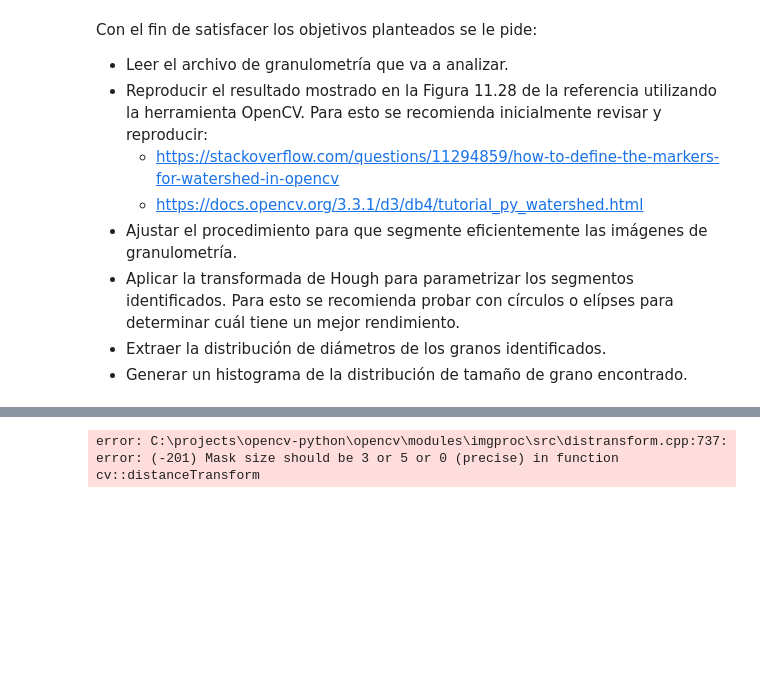
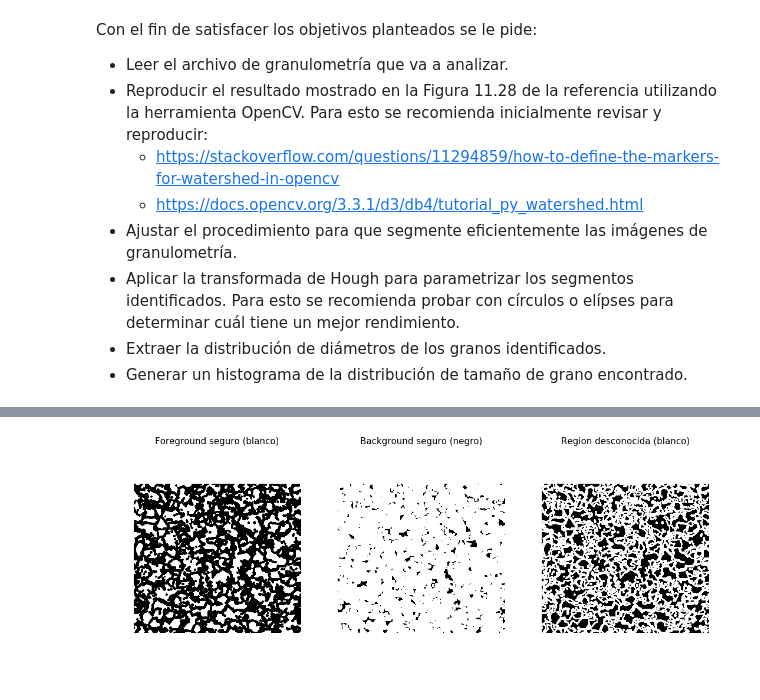
Before and after one commit to ChristianABJ/Herramientas_Computacionales_IMEC3602, a Jupyter notebook: analisis_imagenes/granulometria.ipynb, the cells around one changed output, grey strips where cells are left out. Drawn from its saved outputs; the diff is of its cells as text; code cells hidden in the pictures; blank space fills up the shorter version.

```diff
--- a/analisis_imagenes/granulometria.ipynb
+++ b/analisis_imagenes/granulometria.ipynb
@@ -48,13 +49,35 @@ misc.imsave('res.jpg', thresh)
 # %%
 # sure background area
+kernel = np.ones((3,3),np.uint8)
+opening = cv2.morphologyEx(thresh,cv2.MORPH_OPEN,kernel, iterations = 2)
 sure_bg = cv2.dilate(opening,kernel,iterations=3)
-# Finding sure foreground area
+sure_bg
+
+
 dist_transform = cv2.distanceTransform(opening,cv2.DIST_L2,5)
-ret, sure_fg = cv2.threshold(dist_transform,0.7*dist_transform.max(),255,0)
-# Finding unknown region
+ret, sure_fg = cv2.threshold(dist_transform,0.2*dist_transform.max(),255,0)
+
 sure_fg = np.uint8(sure_fg)
 unknown = cv2.subtract(sure_bg,sure_fg)
 
-pylab.imshow(sure_bg, cmap = cm.Greys_r)
+
+fig, (ax1, ax2, ax3) = plt.subplots(nrows=1, ncols=3, figsize=(15, 6),
+                                    sharex=True, sharey=True)
+
+ax1.imshow(sure_fg, cmap=plt.cm.gray)
+ax1.axis('off')
+ax1.set_title('Foreground seguro (blanco)', fontsize=15)
+
+ax2.imshow(sure_bg, cmap=plt.cm.gray)
+ax2.axis('off')
+ax2.set_title('Background seguro (negro)', fontsize=15)
+
+ax3.imshow(unknown, cmap=plt.cm.gray)
+ax3.axis('off')
+ax3.set_title('Region desconocida (blanco)', fontsize=15)
+
+fig.tight_layout()
+
+plt.show()
 # %% [output]
-error: C:\projects\opencv-python\opencv\modules\imgproc\src\distransform.cpp:737: error: (-201) Mask size should be 3 or 5 or 0 (precise) in function cv::distanceTransform
+[figure, added]
```
Also changed, not shown: parts of 13 cells of this notebook, 11 other files.
